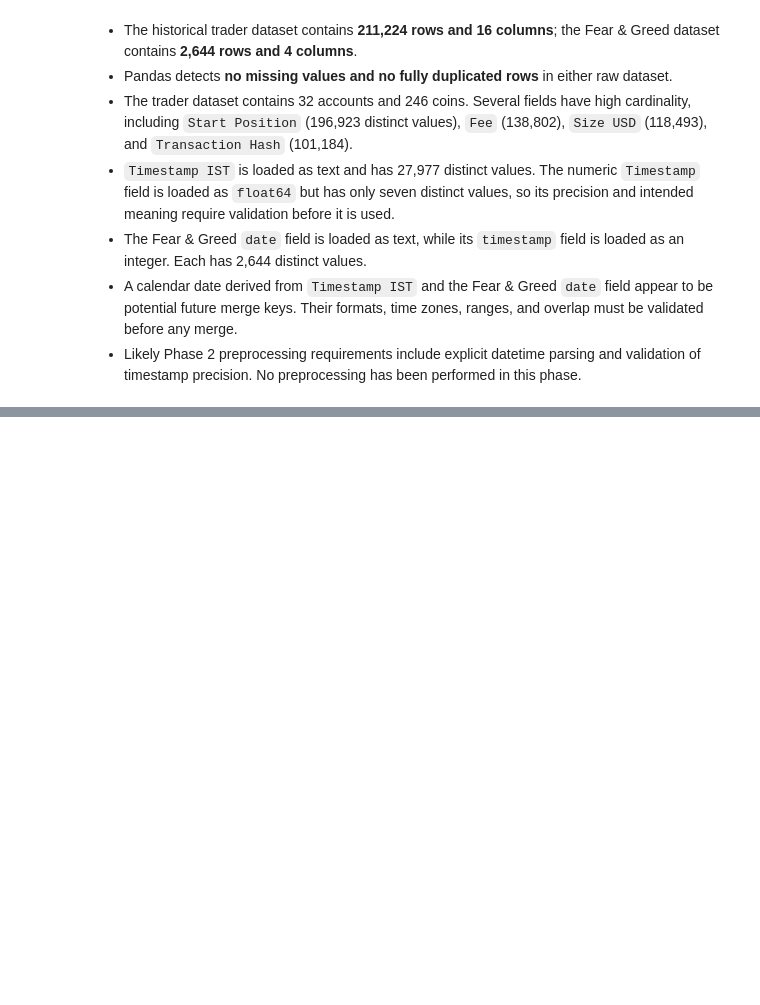
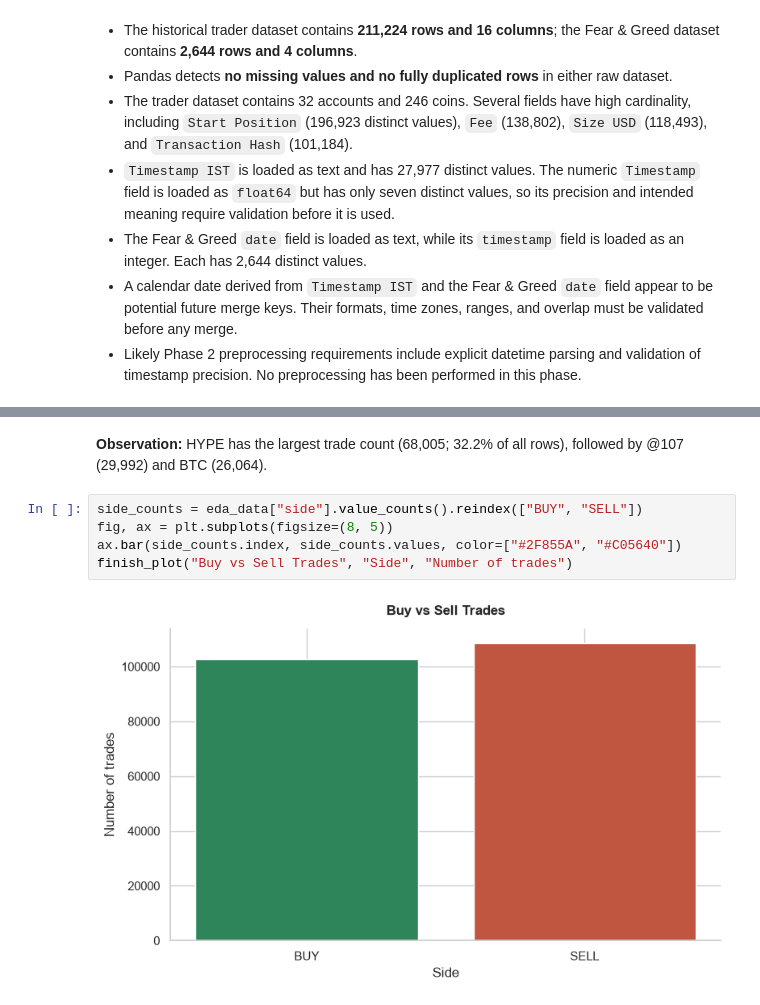
Before and after one commit to bhrigu136/crypto-market-analysis, a Jupyter notebook: notebooks/assignment_analysis.ipynb, the cells around one changed output, grey strips where cells are left out. Saved outputs shown, nothing was run; the diff lists cells and outputs as text; blank space fills up the shorter version.

```diff
--- a/notebooks/assignment_analysis.ipynb
+++ b/notebooks/assignment_analysis.ipynb
@@ -246,0 +532,9 @@ Last five values: ['2025-04-28', '2025-04-29', '2025-04-30', '2025-05-01', '2025
+# %% [markdown]
+**Observation:** HYPE has the largest trade count (68,005; 32.2% of all rows), followed by @107 (29,992) and BTC (26,064).
+# %%
+side_counts = eda_data["side"].value_counts().reindex(["BUY", "SELL"])
+fig, ax = plt.subplots(figsize=(8, 5))
+ax.bar(side_counts.index, side_counts.values, color=["#2F855A", "#C05640"])
+finish_plot("Buy vs Sell Trades", "Side", "Number of trades")
+# %% [output]
+[figure, added]
```
Also changed, not shown: parts of 61 cells of this notebook, 15 other files.
